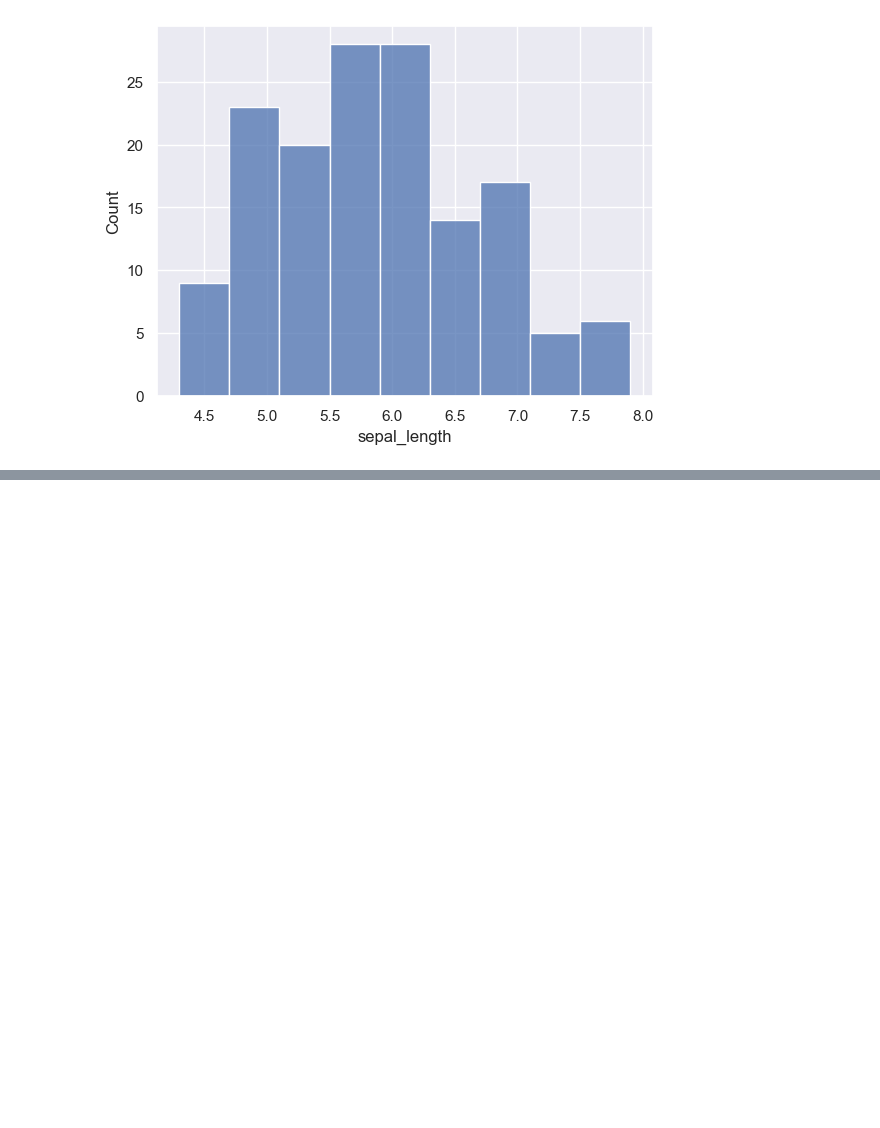
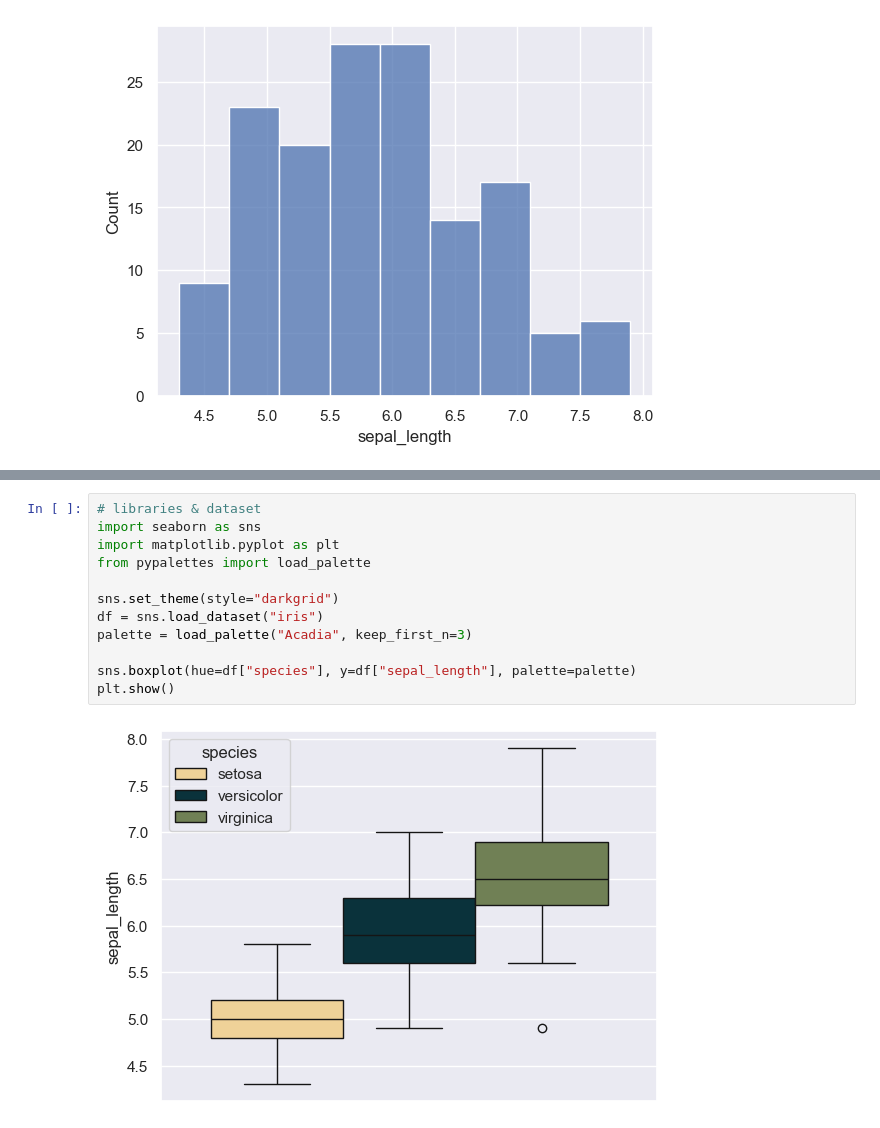
Before and after one commit to Dartmouth-Libraries/reproducible-research, a Jupyter notebook: graphs-plots/python-graph-gallery.ipynb, the cells around one changed output, grey strips where cells are left out. Saved outputs shown, nothing was run; the diff lists cells and outputs as text; blank space fills up the shorter version.

```diff
--- a/graphs-plots/python-graph-gallery.ipynb
+++ b/graphs-plots/python-graph-gallery.ipynb
@@ -36,0 +57,14 @@ plt.show()
+# %%
+# libraries & dataset
+import seaborn as sns
+import matplotlib.pyplot as plt
+from pypalettes import load_palette
+
+sns.set_theme(style="darkgrid")
+df = sns.load_dataset("iris")
+palette = load_palette("Acadia", keep_first_n=3)
+
+sns.boxplot(hue=df["species"], y=df["sepal_length"], palette=palette)
+plt.show()
+# %% [output]
+[figure, added]
```
Also changed, not shown: parts of 3 cells of this notebook.
